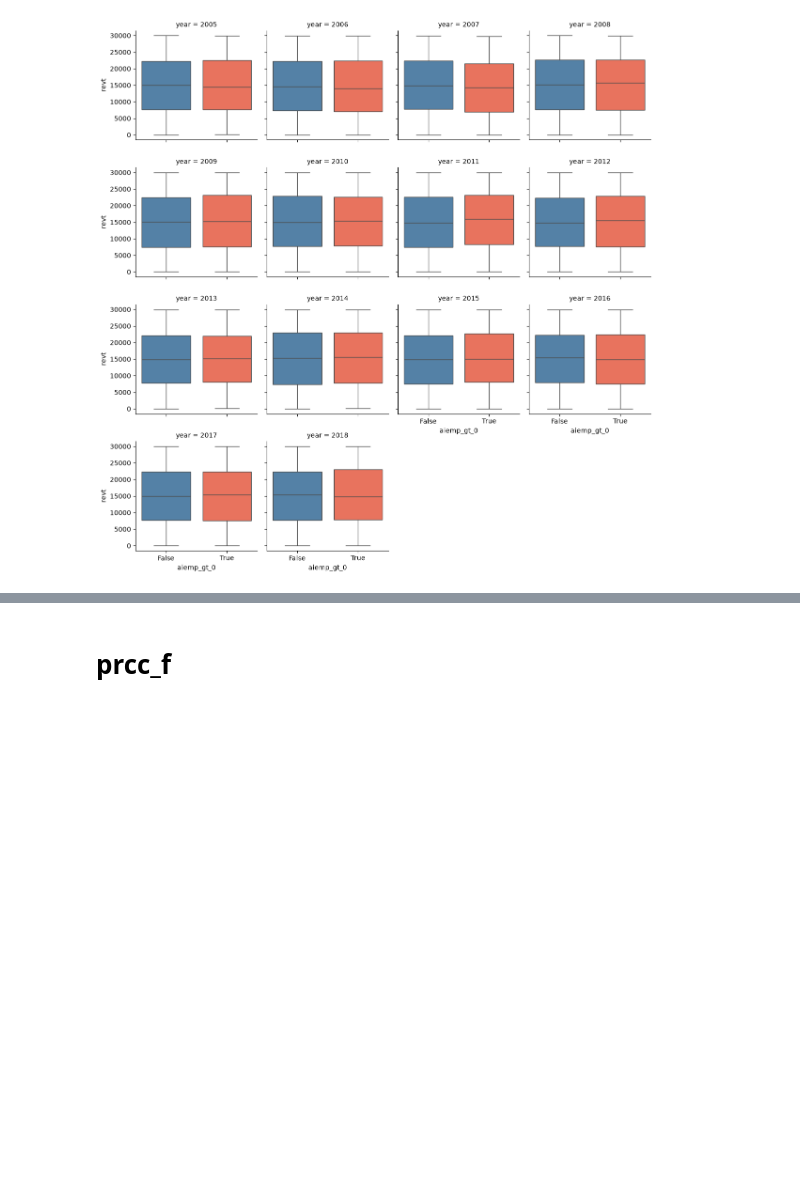
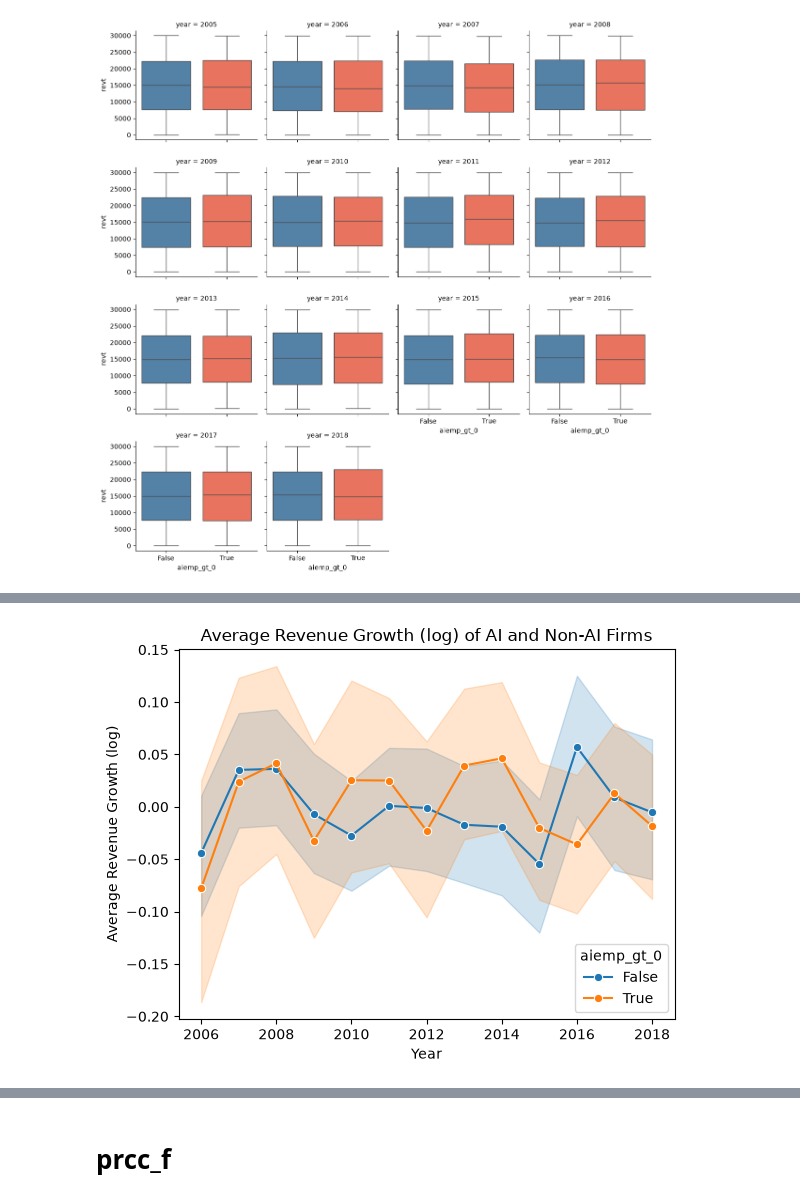
Before and after one commit to ducjeremyvu/essay_public, a Jupyter notebook: 03-eda-columns-an.ipynb, the cells around one changed output, grey strips where cells are left out. Drawn from its saved outputs; the diff is of its cells as text; code cells hidden in the pictures; blank space fills up the shorter version.

```diff
--- a/03-eda-columns-an.ipynb
+++ b/03-eda-columns-an.ipynb
@@ -202,0 +252,15 @@ plt.show()
+# %%
+sns.lineplot(
+    data=data_rv_growth,
+    x="year",
+    y="log_revenue_growth",
+    hue="aiemp_gt_0",
+    marker="o"
+)
+
+plt.ylabel("Average Revenue Growth (log)")
+plt.xlabel("Year")
+plt.title("Average Revenue Growth (log) of AI and Non-AI Firms")
+plt.show()
+# %% [output]
+[figure, added]
```
Also changed, not shown: parts of 13 cells of this notebook.
